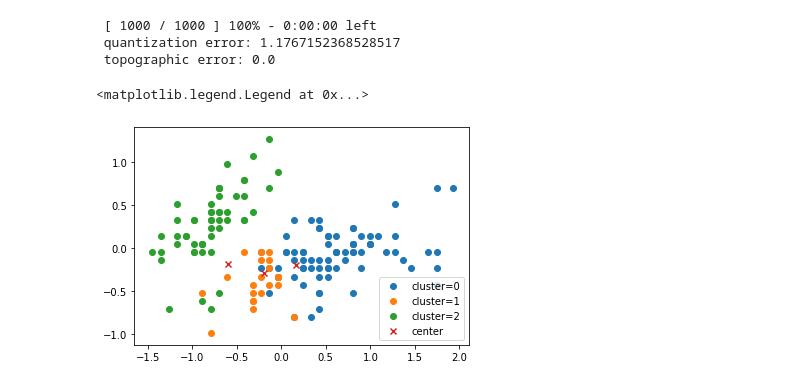
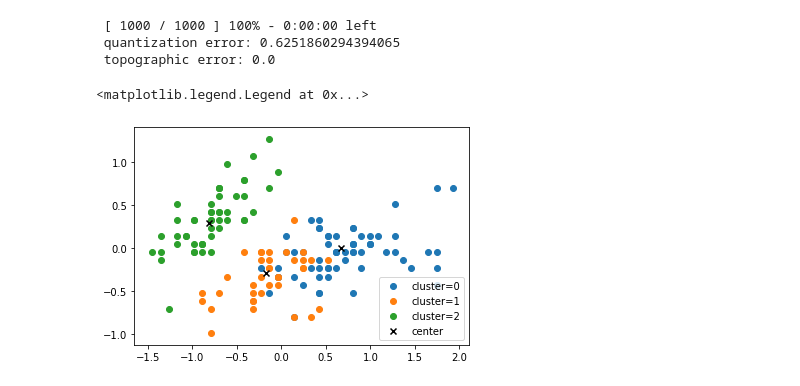
Before and after one commit to JustGlowing/minisom, a Jupyter notebook: examples/Clustering.ipynb, the cells around one changed output. Cells and saved outputs as stored; diff of their text form; code cells hidden in the pictures.

Commit message:
clustering example updated

```diff
--- a/examples/Clustering.ipynb
+++ b/examples/Clustering.ipynb
@@ -18,26 +18,31 @@ data /= np.std(data)
 
 # Initialization and training
 som_shape = (1, 3)
-som = MiniSom(som_shape[0], som_shape[1], 4, sigma=1., learning_rate=.5,
+som = MiniSom(som_shape[0], som_shape[1], 4, sigma=.5, learning_rate=.5,
               neighborhood_function='gaussian', random_seed=10)
 
 som.pca_weights_init(data)
 som.train_batch(data, 1000, verbose=True)
 # %% [output]
  [ 1000 / 1000 ] 100% - 0:00:00 left
- quantization error: 1.1767152368528517
+ quantization error: 0.6251860294394065
  topographic error: 0.0
 # %%
-winnder_coordinates = np.array([som.winner(x) for x in data]).T
-cluster_index = np.ravel_multi_index(winnder_coordinates, som_shape)
+# each neuron represents a cluster
+winner_coordinates = np.array([som.winner(x) for x in data]).T
+# with np.ravel_multi_index we convert the bidimensional
+# coordinates to a monodimensional index
+cluster_index = np.ravel_multi_index(winner_coordinates, som_shape)
 # %%
+# plotting the clusters using the first 2 dimentions of the data
 for c in np.unique(cluster_index):
     plt.scatter(data[cluster_index == c, 0],
                 data[cluster_index == c,1], label='cluster='+str(c))
 
+# plotting centroids
 for centroid in som.get_weights():
-    plt.scatter(centroid[:, 0], centroid[:, 1], marker='x', label='center')
+    plt.scatter(centroid[:, 0], centroid[:, 1], marker='x', color='k', label='center')
 plt.legend()
 # %% [output]
 <matplotlib.legend.Legend at 0x...>
-[figure, old version]
+[figure, new version]
```
Also changed, not shown: parts of 1 cell of this notebook.
